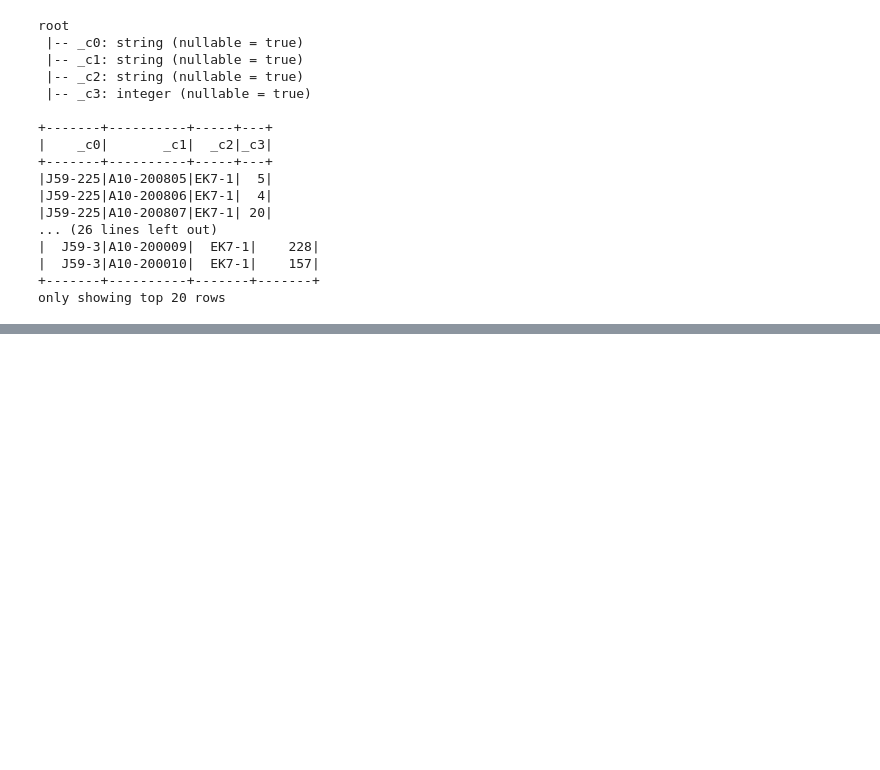
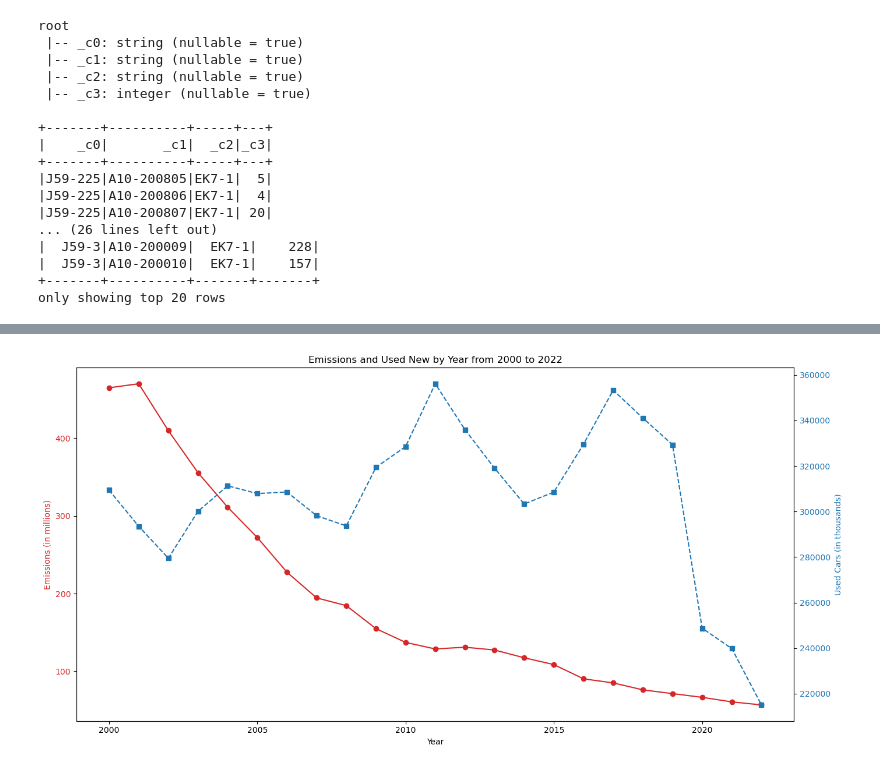
Before and after one commit to huhubi/BDENG, a Jupyter notebook: Projekt/Project_Spark_Emission.ipynb, the cells around one changed output, grey strips where cells are left out. Drawn from its saved outputs; the diff is of its cells as text; code cells hidden in the pictures; blank space fills up the shorter version.

```diff
--- a/Projekt/Project_Spark_Emission.ipynb
+++ b/Projekt/Project_Spark_Emission.ipynb
@@ -149,23 +125,26 @@ else:
 # %%
 combined_df = pd.merge(emission_df, filtered_data, on='Year', how='inner')
 
+# Plotten der Daten
 fig, ax1 = plt.subplots(figsize=(14, 7))
 
 color = 'tab:red'
 ax1.set_xlabel('Year')
 ax1.set_ylabel('Emissions (in millions)', color=color)
 ax1.plot(combined_df['Year'], combined_df['Emissions'], color=color, marker='o', linestyle='-', label='Emissions (in millions)')
 ax1.tick_params(axis='y', labelcolor=color)
 
 ax2 = ax1.twinx()
 color = 'tab:blue'
-ax2.set_ylabel('New Cars (in thousands)', color=color)
+ax2.set_ylabel('Used Cars (in thousands)', color=color)
 ax2.plot(combined_df['Year'], combined_df['Sum'], color=color, marker='s', linestyle='--', label='New Cars (in thousands)')
 ax2.tick_params(axis='y', labelcolor=color)
 
-plt.title('Emissions and New Cars by Year from 2000 to 2022')
+plt.title('Emissions and Used New by Year from 2000 to 2022')
 fig.tight_layout()
 plt.show()
+# %% [output]
+[figure, added]
 # %%
 file_path = "usedcars/overalldata_used.csv"
 df = spark.read.csv(file_path, header=False, inferSchema=True)
```
Also changed, not shown: parts of 9 cells of this notebook, 5 other files.
